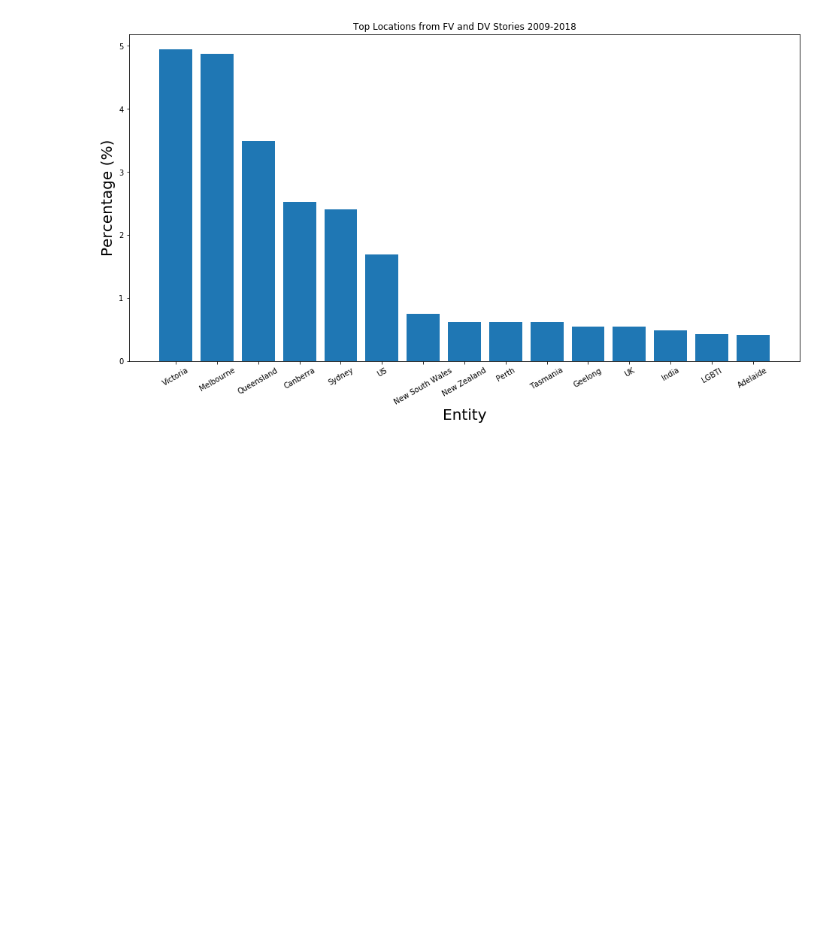
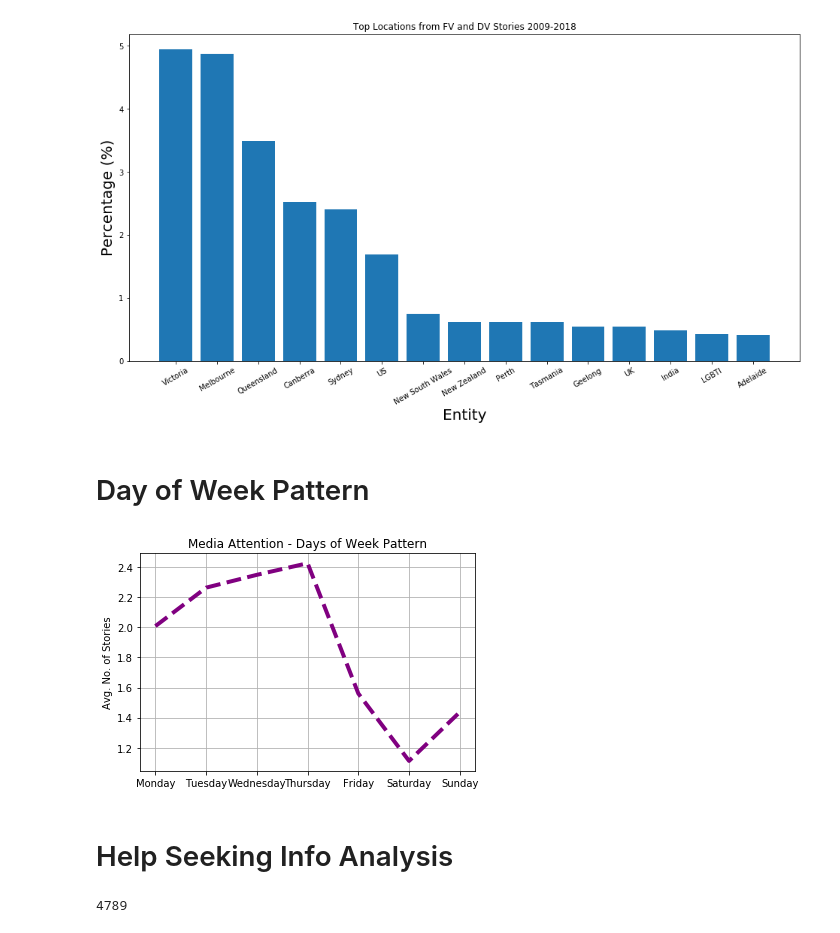
Before and after one commit to soda-lab/media-cloud, a Jupyter notebook: Plots.ipynb, the cells around one changed output. Cells and saved outputs as stored; diff of their text form; code cells hidden in the pictures; blank space fills up the shorter version.

```diff
--- a/Plots.ipynb
+++ b/Plots.ipynb
@@ -468,3 +464,37 @@ plt.title('Top Locations from FV and DV Stories 2009-2018')
 plt.show()
 # %% [output]
 [figure]
+# %% [markdown]
+# Day of Week Pattern
+# %%
+import datetime
+
+freqs = [0]*7
+for col_name in col_names:
+    col = db[col_name]
+    for story in col.find({}, no_cursor_timeout=True):
+        try:
+            publish_date = story['publish_date'].split(' ')[0]
+            date = datetime.datetime.strptime(publish_date, '%d/%m/%Y')
+            day = date.weekday()
+
+            freqs[day] += 1
+
+        except:
+            pass
+# %%
+from pylab import *
+
+avg_freqs = [(freq/52/len(years)) for freq in freqs]
+
+day = ('Monday','Tuesday','Wednesday','Thursday','Friday','Saturday','Sunday')
+plot(day, avg_freqs, color='purple', linewidth=4, linestyle='--')
+
+ylabel('Avg. No. of Stories')
+title('Media Attention - Days of Week Pattern')
+grid(True)
+show()
+# %% [output]
+[figure, added]
+# %% [markdown]
+# Help Seeking Info Analysis
@@ -470,0 +515,5 @@ plt.show()
+# %%
+total = db['fv'].find({}).count() + db['dv-fv'].find({}).count()
+total
+# %% [output]
+4789
```
Also changed, not shown: parts of 7 cells of this notebook, 2 other files.
